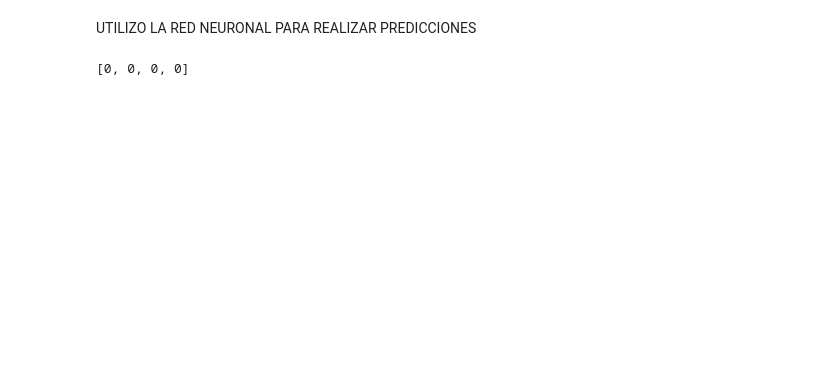
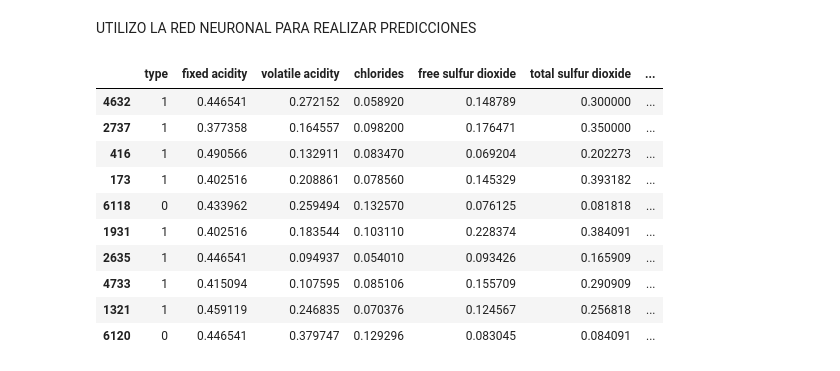
Before and after one commit to LorenGrz/TP_FINAL_MATElll, a Jupyter notebook: TP_LORENZO.ipynb, the cells around one changed output. Cells and saved outputs as stored; diff of their text form; code cells hidden in the pictures; blank space fills up the shorter version.

```diff
--- a/TP_LORENZO.ipynb
+++ b/TP_LORENZO.ipynb
@@ -277,50 +283,28 @@ for i in range(100_000):
 # %% [markdown]
 UTILIZO LA RED NEURONAL PARA REALIZAR PREDICCIONES
-# %%
-# Definir características de entrada para los nuevos datos
-new_features = ["volatile acidity", "chlorides", "total sulfur dioxide", "sulphates"]
-
-# Seleccionar características relevantes de los nuevos datos
-new_data = {
-    "volatile acidity": [0.27, 0.3, 0.28, 0.725],# 0.31, 0.28],
-    "chlorides": [0.045, 0.049, 0.05, 0.073],# 0.067, 0.05],
-    "total sulfur dioxide": [170, 132, 97, 35],# 190, 97],
-    "sulphates": [0.45, 0.49, 0.44, 0.82]#, 0.47, 0.44]
-# [0.27, 0.045, 170, 0.45]
-# [0.3, 0.049, 132, 0.49]
-# [0.28, 0.05, 97, 0.44]
-# [0.725, 0.073, 35, 0.82] COLUMNAS DE LOS EJEMPLOS A PREDECIR
-}
-
-# Convertir el diccionario de datos a un DataFrame
-new_df = pd.DataFrame(new_data)
-# Escalar 'total sulfur dioxide' dividiendo por 100
-new_df['total sulfur dioxide'] = new_df['total sulfur dioxide'] / 100
-
-# Multiplicar 'chlorides' por 10
-new_df['chlorides'] = new_df['chlorides'] * 10
-
-# Escalar las características de los nuevos datos utilizando el mismo escalador
-X_new_scaled = scaler.transform(new_df.values)
-
-# List to store predictions
-predictions = []
-
-# Iterar sobre los nuevos datos y hacer predicciones de uno en uno
-for i in range(X_new_scaled.shape[1]):
-    # Obtener un ejemplo a la vez
-    X_example = X_new_scaled[:, i].reshape(-1, 1)
-
-    # Propagar hacia adelante el ejemplo a través de la red neuronal
-    Z1_new, A1_new, Z2_new, A2_new = forward_prop(X_example)
-
-    # Obtener la predicción (0 para vino tinto y 1 para vino blanco) usando un umbral de 0.5
-    prediction = int(A2_new > 0.5)
-
-    # Agregar la predicción a la lista de predicciones
-    predictions.append(prediction)
-
-# Mostrar las predicciones
-print(predictions)
-# %% [output]
-[0, 0, 0, 0]
+# %%
+# Definir características de entrada para los nuevos datos
+new_features = ["fixed acidity","volatile acidity", "chlorides",
+                "free sulfur dioxide","total sulfur dioxide",
+                "density","pH", "sulphates"]
+
+# Seleccionar características relevantes de los nuevos datos
+# Filtrar ejemplos de vino blanco y rojo
+# Busco filas random de el dataset escalado para que los datos se ingresen escalados
+# Tomar 5 filas aleatorias del DataFrame 'df'
+filas_aleatorias = data.loc[:, ["type"] + features].sample(n=10)
+
+# Imprimir las filas aleatorias
+filas_aleatorias
+# %% [output]
+|  | type | fixed acidity | volatile acidity | chlorides | free sulfur dioxide | total sulfur dioxide | ... |
+| 4632 | 1 | 0.446541 | 0.272152 | 0.058920 | 0.148789 | 0.300000 | ... |
+| 2737 | 1 | 0.377358 | 0.164557 | 0.098200 | 0.176471 | 0.350000 | ... |
+| 416 | 1 | 0.490566 | 0.132911 | 0.083470 | 0.069204 | 0.202273 | ... |
+| 173 | 1 | 0.402516 | 0.208861 | 0.078560 | 0.145329 | 0.393182 | ... |
+| 6118 | 0 | 0.433962 | 0.259494 | 0.132570 | 0.076125 | 0.081818 | ... |
+| 1931 | 1 | 0.402516 | 0.183544 | 0.103110 | 0.228374 | 0.384091 | ... |
+| 2635 | 1 | 0.446541 | 0.094937 | 0.054010 | 0.093426 | 0.165909 | ... |
+| 4733 | 1 | 0.415094 | 0.107595 | 0.085106 | 0.155709 | 0.290909 | ... |
+| 1321 | 1 | 0.459119 | 0.246835 | 0.070376 | 0.124567 | 0.256818 | ... |
+| 6120 | 0 | 0.446541 | 0.379747 | 0.129296 | 0.083045 | 0.084091 | ... |
```
Also changed, not shown: parts of 28 cells of this notebook.
